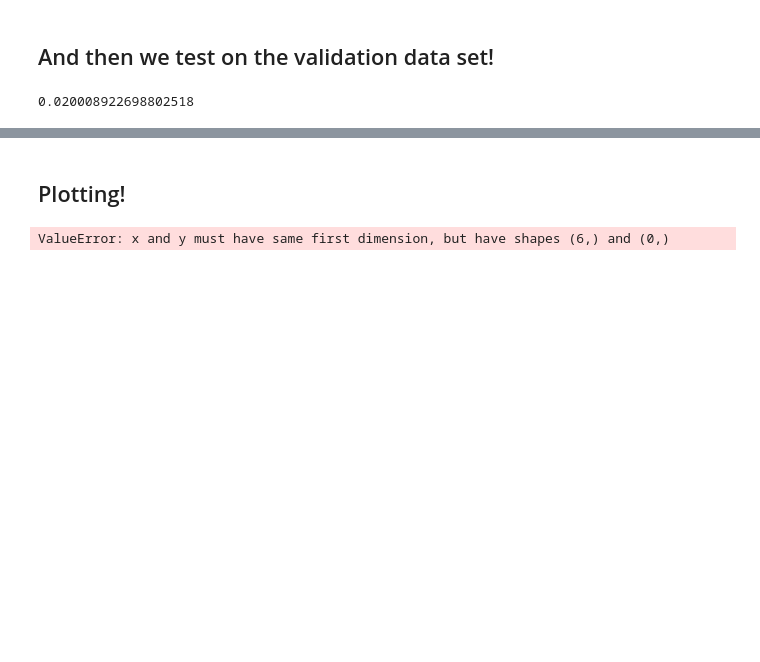
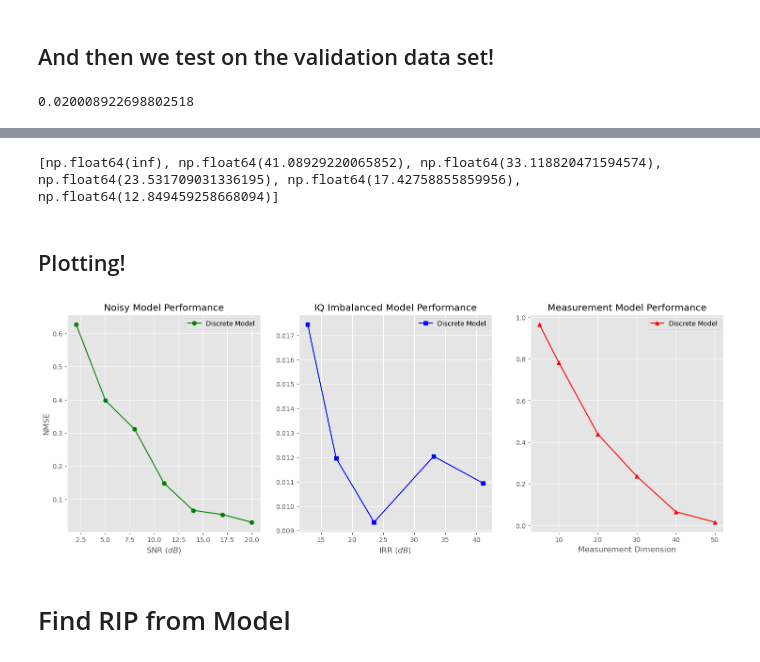
Before and after one commit to tomlijding/DL-based-CS-under-IQ-imbalance, a Jupyter notebook: main.ipynb, the cells around one changed output, grey strips where cells are left out. Drawn from its saved outputs; the diff is of its cells as text; code cells hidden in the pictures; blank space fills up the shorter version.

```diff
--- a/main.ipynb
+++ b/main.ipynb
@@ -1490,30 +1500,47 @@ visualizeReconstruction(discrete_models[0])
+# %%
+imb_db_list = []
+r_list = []
+
+for perc in imb_percentage_list[13:19]:
+    b = 1-0.2*perc
+    d = np.pi/8*perc
+    r = 0.5*(1+b*np.exp(1j*d))
+    IRR_abs = np.abs(r)**2/np.abs(1-r)**2
+    imb_db_list.append(10*np.log10(IRR_abs))
+
+
+print(imb_db_list)
+# %% [output]
+[np.float64(inf), np.float64(41.08929220065852), np.float64(33.118820471594574), np.float64(23.531709031336195), np.float64(17.42758855859956), np.float64(12.849459258668094)]
 # %% [markdown]
 ## Plotting!
 # %%
 plt.style.use('ggplot')
 fig1, (ax1, ax2, ax3) = plt.subplots(ncols=3,nrows = 1,figsize=(18, 6))
-imb_db_list = []
 
-ax1.plot(SNR_list[0:2], normalized_losses[0:2],marker="o")
-ax2.plot(imb_db_list, normalized_losses[2:4],marker='s')
-ax3.plot(encoding_dims_list, normalized_losses[4:6],marker='^')
+
+ax1.plot(SNR_list[6:13], normalized_losses[6:13],marker="o",color="g")
+ax2.plot(imb_db_list, normalized_losses[13:20],marker='s',color='b')
+ax3.plot(encoding_dims_list[0:6], normalized_losses[0:6],marker='^',color='r')
 
 ax1.set_xlabel("SNR $(dB)$")
 ax1.set_ylabel("NMSE")
 ax1.set_title("Noisy Model Performance")
 ax1.grid(True)
 ax1.legend(["Discrete Model"])
 
 ax2.set_xlabel("IRR $(dB)$")
 ax2.set_title("IQ Imbalanced Model Performance")
 ax2.legend(["Discrete Model"])
 ax2.grid(True)
 
 ax3.set_xlabel("Measurement Dimension")
 ax3.set_title("Measurement Model Performance")
 ax3.legend(["Discrete Model"])
 ax3.grid(True)
-
+plt.savefig("Images/discrete_model_performance.pdf", format="pdf", bbox_inches="tight")
 plt.show()
 # %% [output]
-ValueError: x and y must have same first dimension, but have shapes (6,) and (0,)
+[figure, added]
+# %% [markdown]
+# Find RIP from Model
```
Also changed, not shown: parts of 13 cells of this notebook, 22 other files.
